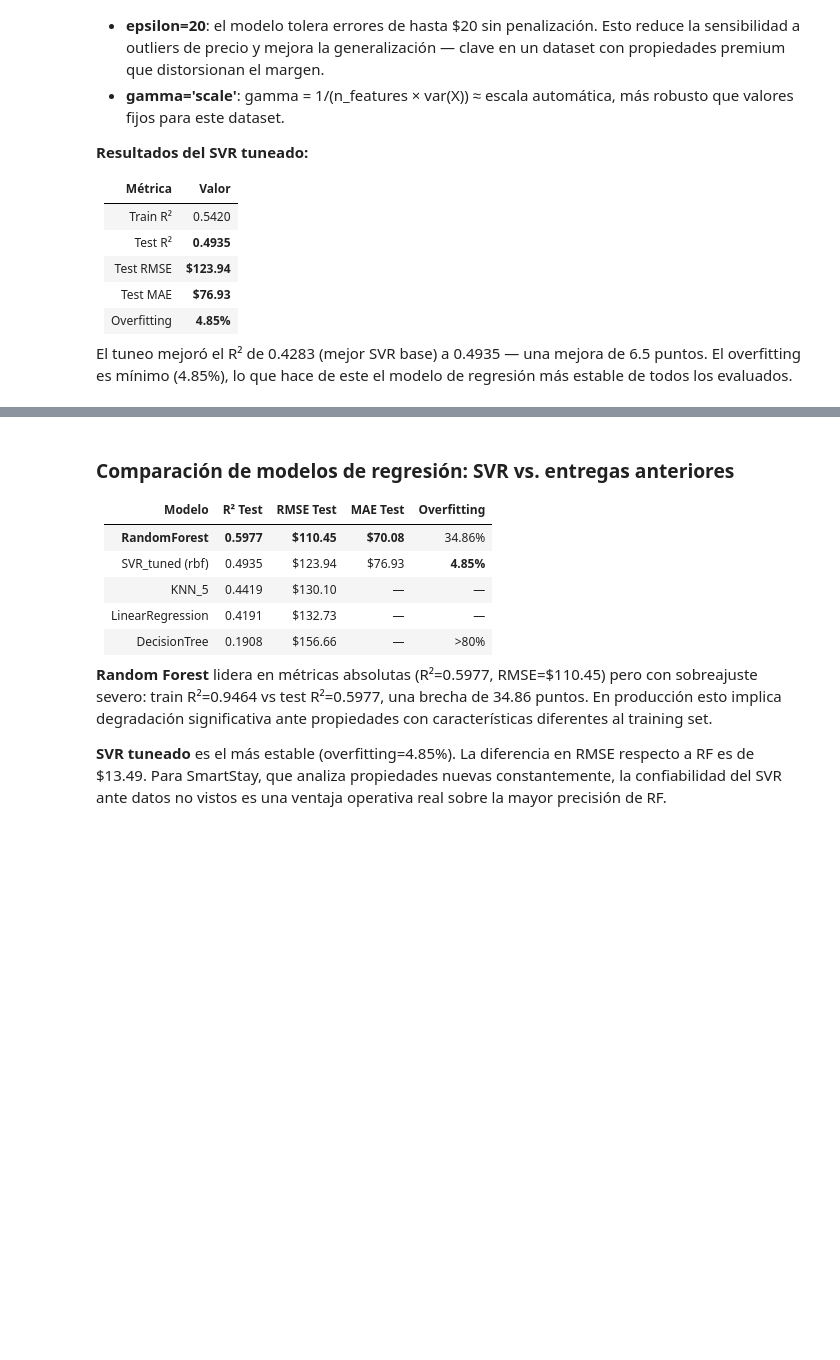
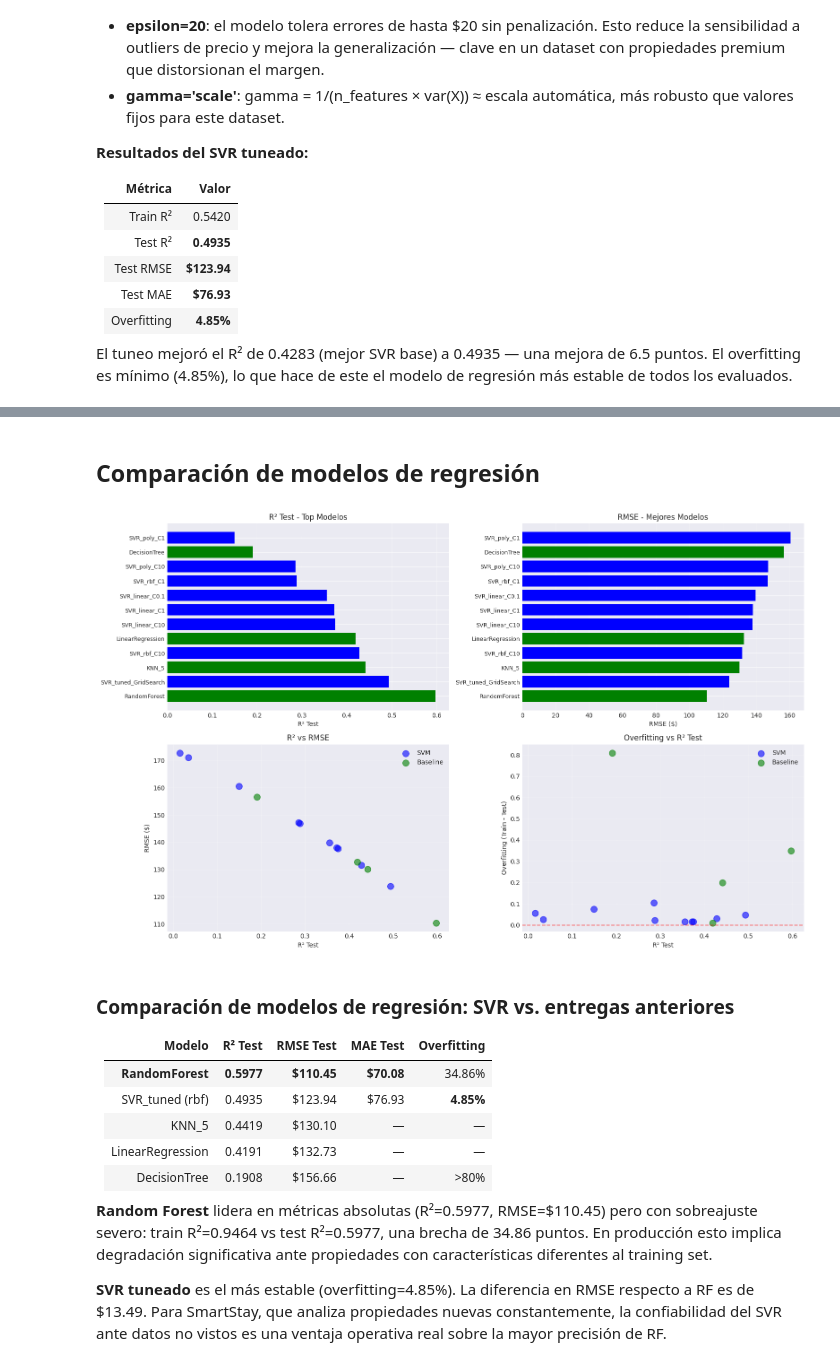
Before and after one commit to Jonialen/cosas-mineria, a Jupyter notebook: lab8/lab8_svm.ipynb, the cells around one changed output, grey strips where cells are left out. Cells and saved outputs as stored; diff of their text form; code cells hidden in the pictures; blank space fills up the shorter version.

```diff
--- a/lab8/lab8_svm.ipynb
+++ b/lab8/lab8_svm.ipynb
@@ -746,3 +727,77 @@ Kernel: poly
+# %% [markdown]
+## Comparación de modelos de regresión
+# %%
+comparison_reg = []
+
+for name, data in svm_regressors.items():
+    comparison_reg.append({
+        'Modelo': name, 'Tipo': 'SVM',
+        'R² Test': round(data['test_r2'], 4),
+        'RMSE': round(data['test_rmse'], 2),
+        'MAE': round(data.get('test_mae', float('nan')), 2),
+        'Overfitting': round(data['overfit'], 4)
+    })
+for name, data in baseline_results_reg.items():
+    comparison_reg.append({
+        'Modelo': name, 'Tipo': 'Baseline',
+        'R² Test': round(data['test_r2'], 4),
+        'RMSE': round(data['test_rmse'], 2),
+        'MAE': round(data['test_mae'], 2),
+        'Overfitting': round(data['overfit'], 4)
+    })
+
+df_reg = pd.DataFrame(comparison_reg).sort_values('R² Test', ascending=False)
+
+fig, axes = plt.subplots(2, 2, figsize=(16, 10))
+
+df_sorted = df_reg.sort_values('R² Test', ascending=False).head(12)
+colors = ['blue' if t == 'SVM' else 'green' for t in df_sorted['Tipo']]
+axes[0, 0].barh(range(len(df_sorted)), df_sorted['R² Test'], color=colors)
+axes[0, 0].set_yticks(range(len(df_sorted)))
+axes[0, 0].set_yticklabels(df_sorted['Modelo'], fontsize=9)
+axes[0, 0].set_xlabel('R² Test')
+axes[0, 0].set_title('R² Test - Top Modelos')
+axes[0, 0].grid(axis='x', alpha=0.3)
+
+df_sorted2 = df_reg.sort_values('RMSE', ascending=True).head(12)
+colors2 = ['blue' if t == 'SVM' else 'green' for t in df_sorted2['Tipo']]
+axes[0, 1].barh(range(len(df_sorted2)), df_sorted2['RMSE'], color=colors2)
+axes[0, 1].set_yticks(range(len(df_sorted2)))
+axes[0, 1].set_yticklabels(df_sorted2['Modelo'], fontsize=9)
+axes[0, 1].set_xlabel('RMSE ($)')
+axes[0, 1].set_title('RMSE - Mejores Modelos')
+axes[0, 1].grid(axis='x', alpha=0.3)
+
+axes[1, 0].scatter(df_reg[df_reg['Tipo']=='SVM']['R² Test'],
+                   df_reg[df_reg['Tipo']=='SVM']['RMSE'],
+                   label='SVM', s=100, alpha=0.6, color='blue')
+axes[1, 0].scatter(df_reg[df_reg['Tipo']=='Baseline']['R² Test'],
+                   df_reg[df_reg['Tipo']=='Baseline']['RMSE'],
+                   label='Baseline', s=100, alpha=0.6, color='green')
+axes[1, 0].set_xlabel('R² Test')
+axes[1, 0].set_ylabel('RMSE ($)')
+axes[1, 0].set_title('R² vs RMSE')
+axes[1, 0].legend()
+axes[1, 0].grid(alpha=0.3)
+
+axes[1, 1].scatter(df_reg[df_reg['Tipo']=='SVM']['R² Test'],
+                   df_reg[df_reg['Tipo']=='SVM']['Overfitting'],
+                   label='SVM', s=100, alpha=0.6, color='blue')
+axes[1, 1].scatter(df_reg[df_reg['Tipo']=='Baseline']['R² Test'],
+                   df_reg[df_reg['Tipo']=='Baseline']['Overfitting'],
+                   label='Baseline', s=100, alpha=0.6, color='green')
+axes[1, 1].set_xlabel('R² Test')
+axes[1, 1].set_ylabel('Overfitting (Train - Test)')
+axes[1, 1].set_title('Overfitting vs R² Test')
+axes[1, 1].legend()
+axes[1, 1].grid(alpha=0.3)
+axes[1, 1].axhline(y=0, color='red', linestyle='--', alpha=0.5)
+
+plt.tight_layout()
+plt.savefig('comparison_regression.png', dpi=150, bbox_inches='tight')
+plt.show()
+# %% [output]
+[figure, added]
 # %% [markdown]
 ### Comparación de modelos de regresión: SVR vs. entregas anteriores
 
```
Also changed, not shown: parts of 48 cells of this notebook, 5 other files.
